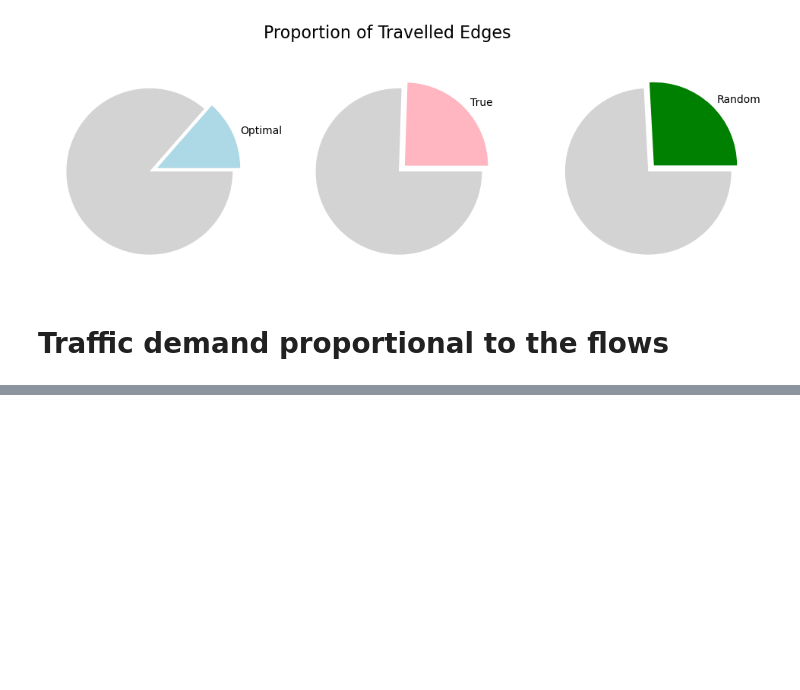
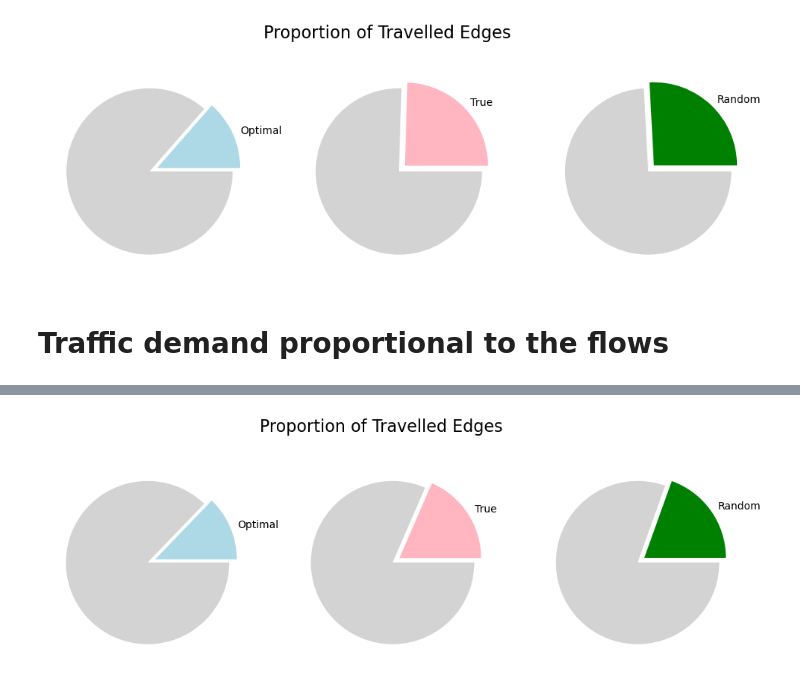
Before and after one commit to AndreaFrasson/Geospatial-Analitics, a Jupyter notebook: Project_12.ipynb, the cells around one changed output, grey strips where cells are left out. Saved outputs shown, nothing was run; the diff lists cells and outputs as text; code cells hidden in the pictures; blank space fills up the shorter version.

Commit message:
proportional results

```diff
--- a/Project_12.ipynb
+++ b/Project_12.ipynb
@@ -783,0 +854,17 @@ oh_fdf['flows_pae_aggr'] = oh_fdf['flows_pae_aggr']/sums['flows_pae_aggr']
+# %%
+fig, (ax1, ax2, ax3) = plt.subplots(nrows=1, ncols=3, figsize=(12, 4))
+
+fig.suptitle('Proportion of Travelled Edges', fontsize=16)
+
+ax1.pie([np.mean(oh_de)/len(net.getEdges()), 1-np.mean(oh_de)/len(net.getEdges())],
+        labels = ['Optimal',''], colors=['lightblue', 'lightgrey'], explode = [0.1, 0])
+
+ax2.pie([np.mean(th_de)/len(net.getEdges()), 1-np.mean(th_de)/len(net.getEdges())],
+        labels = ['True',''], colors=['lightpink', 'lightgrey'], explode = [0.1, 0])
+
+ax3.pie([np.mean(rh_de)/len(net.getEdges()), 1-np.mean(rh_de)/len(net.getEdges())],
+        labels = ['Random',''], colors=['green', 'lightgrey'], explode = [0.1, 0])
+
+fig.show()
+# %% [output]
+[figure, added]
```
Also changed, not shown: parts of 7 cells of this notebook, 8 other files.
